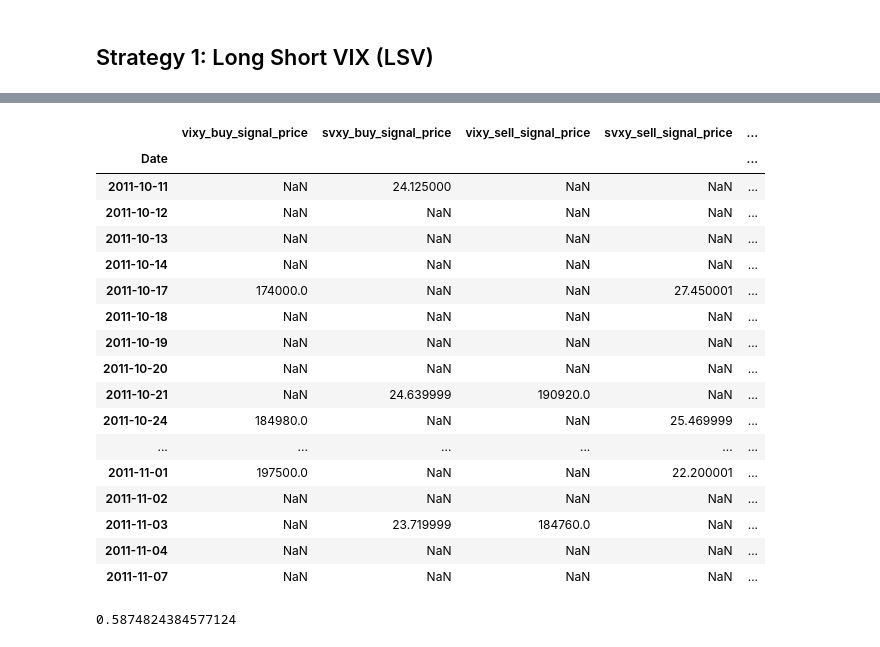
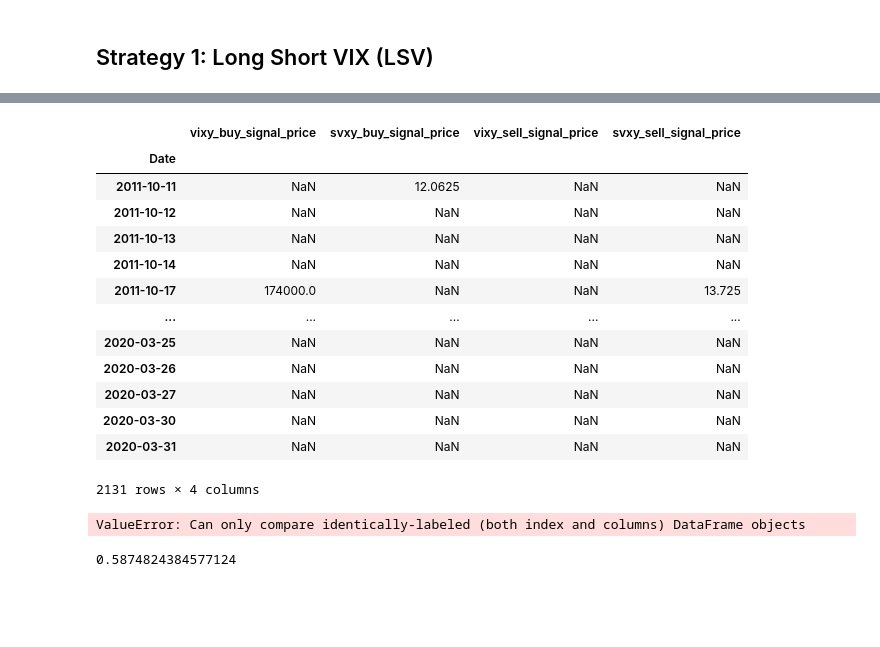
Before and after one commit to peterchettiar/trading-volatility, a Jupyter notebook: trading_vol_strat_research.ipynb, the cells around one changed output, grey strips where cells are left out. Saved outputs shown, nothing was run; the diff lists cells and outputs as text; code cells hidden in the pictures; blank space fills up the shorter version.

Commit message:
UPD: trading_vol library

```diff
--- a/trading_vol_strat_research.ipynb
+++ b/trading_vol_strat_research.ipynb
@@ -80,0 +26,13 @@ data.head(20)
+# %%
+# tickers to be used in research
+vol_tickers = ['VIXY', 'SVXY']
+vol_indices = ['^VIX']
+# %%
+vol_trader = TradingVolatility(volatility_assets=vol_tickers,
+                               volatility_indices=vol_indices)
+
+# Historical data for 1-month VIX futures cannot be retreived using Yahoo Finanace API, hence manual upload
+vol_trader.get_data(start_date="2011-10-11",
+                    end_date="2020-04-01",
+                    col_rename='vx_open',
+                    manual_loading="S&P 500 VIX Futures Historical Data.csv")
@@ -80,0 +110,8 @@ data.head(20)
+# %%
+test = vol_trader._lsv_signals(long_vix_asset="VIXY",
+                               short_vix_asset="SVXY",
+                               future_index_ticker="VX",
+                               spot_index_ticker="^VIX")
+# %%
+test.columns = [f"{col}_price" for col in test.columns]
+test
@@ -135,6 +204,9 @@ def lsv_strategy(df: pd.DataFrame, initial_capital: float) -> pd.DataFrame:
     res[["vixy_buy_signal_price","svxy_buy_signal_price","vixy_sell_signal_price",
         "svxy_sell_signal_price"]] = pd.Series([vixy_buy_signal, svxy_buy_signal, vixy_sell_signal, svxy_sell_signal])
 
+    display(res)
+    display(res.compare(test))
+
     available_cash = []
     max_holding_for_the_day = []
     max_holding_asset_for_the_day = []
@@ -159,52 +231,49 @@ def lsv_strategy(df: pd.DataFrame, initial_capital: float) -> pd.DataFrame:
                 sale_proceeds = 0.00
 
             else:
                 available_cash.append(available_cash[each_day - 1])
                 max_holding_for_the_day.append(max_holding_for_the_day[each_day - 1])
                 max_holding_asset_for_the_day.append(max_holding_asset_for_the_day[each_day - 1])
         else:
             max_holding_for_the_day.append(math.floor(initial_capital / res['svxy_buy_signal_price'][each_day]))
             available_cash.append(initial_capital - ((math.floor(initial_capital / res['svxy_buy_signal_price'][each_day]))\
                                                       * res['svxy_buy_signal_price'][each_day]))
             max_holding_asset_for_the_day.append("svxy")
 
 
     res[["max_holding_for_the_day","max_holding_asset_for_the_day","available_cash"]] = pd.Series([max_holding_for_the_day,
                                                                                                     max_holding_asset_for_the_day,
                                                                                                       available_cash])
 
     res[["vixy_close","svxy_close"]] = tmp[["vixy_close","svxy_close"]]
 
     res["portfolio_value"] = res.apply(lambda x : ((x["vixy_close"] * x["max_holding_for_the_day"]) + x["available_cash"]) \
                                        if (x["max_holding_asset_for_the_day"] == "vixy") else \
                                         ((x["svxy_close"] * x["max_holding_for_the_day"]) + x["available_cash"]), axis=1)
 
     res["portfolio_returns"] = res["portfolio_value"].pct_change()
     res["portfolio_cumulative_returns"] = (1 + res["portfolio_returns"]).cumprod() - 1
 
     return res
 
-lsv = lsv_strategy(data, 100000)
+lsv = lsv_strategy(vol_trader.data, 100000)
 lsv.head(20)
 # %% [output]
-|  | vixy_buy_signal_price | svxy_buy_signal_price | vixy_sell_signal_price | svxy_sell_signal_price | ... |
-| Date |  |  |  |  | ... |
-| 2011-10-11 | NaN | 24.125000 | NaN | NaN | ... |
-| 2011-10-12 | NaN | NaN | NaN | NaN | ... |
-| 2011-10-13 | NaN | NaN | NaN | NaN | ... |
-| 2011-10-14 | NaN | NaN | NaN | NaN | ... |
-| 2011-10-17 | 174000.0 | NaN | NaN | 27.450001 | ... |
-| 2011-10-18 | NaN | NaN | NaN | NaN | ... |
-| 2011-10-19 | NaN | NaN | NaN | NaN | ... |
-| 2011-10-20 | NaN | NaN | NaN | NaN | ... |
-| 2011-10-21 | NaN | 24.639999 | 190920.0 | NaN | ... |
-| 2011-10-24 | 184980.0 | NaN | NaN | 25.469999 | ... |
-| ... | ... | ... | ... | ... | ... |
-| 2011-11-01 | 197500.0 | NaN | NaN | 22.200001 | ... |
-| 2011-11-02 | NaN | NaN | NaN | NaN | ... |
-| 2011-11-03 | NaN | 23.719999 | 184760.0 | NaN | ... |
-| 2011-11-04 | NaN | NaN | NaN | NaN | ... |
-| 2011-11-07 | NaN | NaN | NaN | NaN | ... |
+|  | vixy_buy_signal_price | svxy_buy_signal_price | vixy_sell_signal_price | svxy_sell_signal_price |
+| Date |  |  |  |  |
+| 2011-10-11 | NaN | 12.0625 | NaN | NaN |
+| 2011-10-12 | NaN | NaN | NaN | NaN |
+| 2011-10-13 | NaN | NaN | NaN | NaN |
+| 2011-10-14 | NaN | NaN | NaN | NaN |
+| 2011-10-17 | 174000.0 | NaN | NaN | 13.725 |
+| ... | ... | ... | ... | ... |
+| 2020-03-25 | NaN | NaN | NaN | NaN |
+| 2020-03-26 | NaN | NaN | NaN | NaN |
+| 2020-03-27 | NaN | NaN | NaN | NaN |
+| 2020-03-30 | NaN | NaN | NaN | NaN |
+| 2020-03-31 | NaN | NaN | NaN | NaN |
+2131 rows × 4 columns
+ValueError: Can only compare identically-labeled (both index and columns) DataFrame objects
 # %%
 lsv_perf = performance_metrics(lsv, "portfolio_value", "Date")
 lsv_perf.GeR_metric()
```
Also changed, not shown: parts of 15 cells of this notebook, 1 other file.
